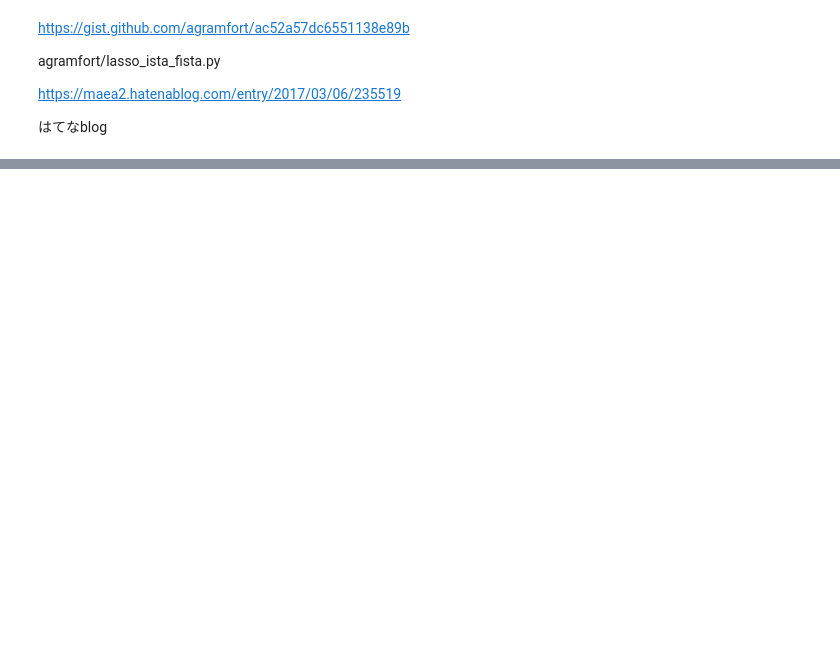
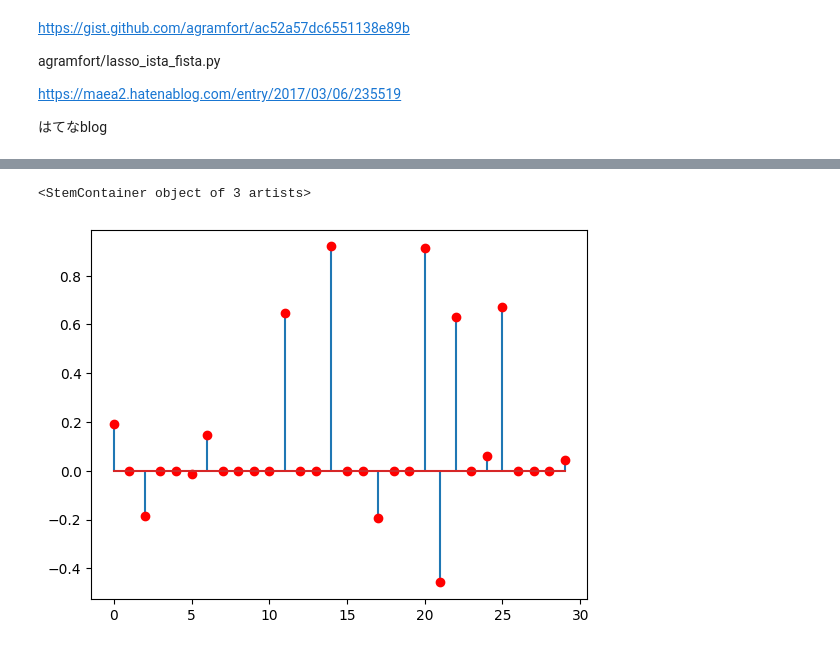
Before and after one commit to yoneda-kg/sparce, a Jupyter notebook: ISTAノイズ無し.ipynb, the cells around one changed output, grey strips where cells are left out. Saved outputs shown, nothing was run; the diff lists cells and outputs as text; code cells hidden in the pictures; blank space fills up the shorter version.

```diff
--- a/ISTAノイズ無し.ipynb
+++ b/ISTAノイズ無し.ipynb
@@ -42,3 +48,9 @@ x_ista=ista(A, y, Lambda, maxit)
+# %%
+plt.figure()
+plt.stem(x_ista, markerfmt='ro')
+# %% [output]
+<StemContainer object of 3 artists>
+[figure, added]
 # %%
 plt.figure()
 plt.stem(x0, markerfmt='go')
```
Also changed, not shown: parts of 2 cells of this notebook.
